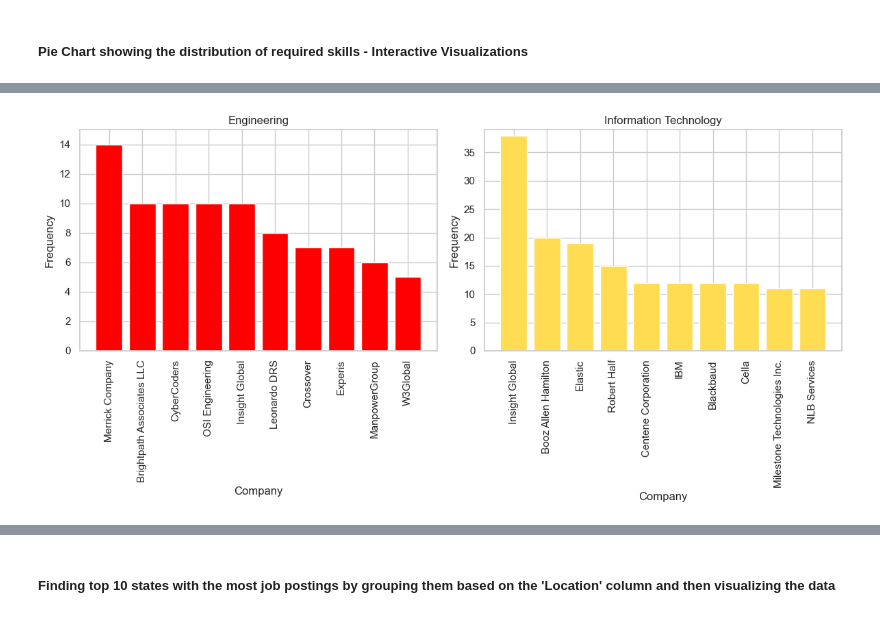
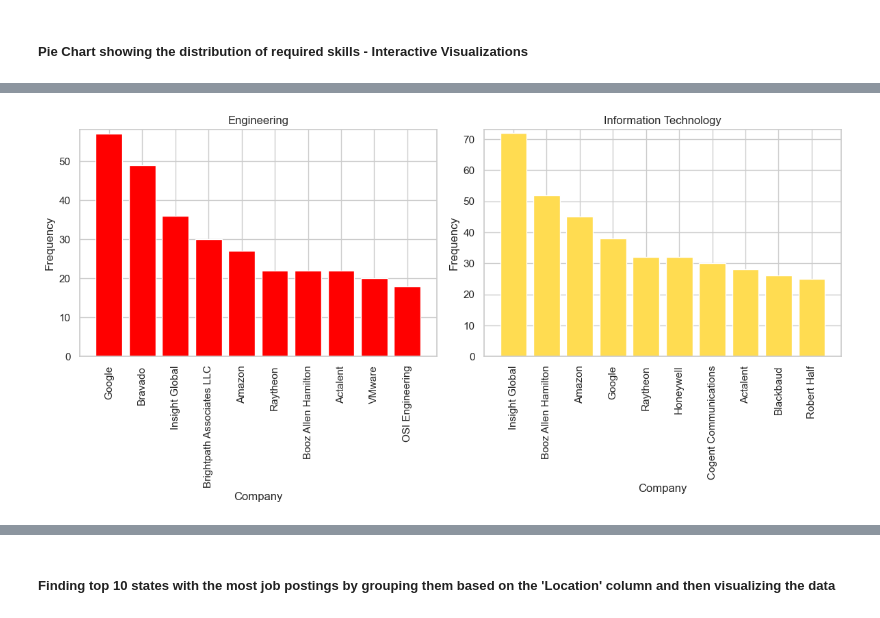
Before and after one commit to FlorianHalimi/LinkedIn-Job-Analysis-Data-Preprocessing-Visualization, a Jupyter notebook: data_preprocessing.ipynb, the cells around one changed output, grey strips where cells are left out. Drawn from its saved outputs; the diff is of its cells as text; code cells hidden in the pictures.

```diff
--- a/data_preprocessing.ipynb
+++ b/data_preprocessing.ipynb
@@ -1213,37 +1256,37 @@ fig.show()
 # %%
 import pandas as pd
 import matplotlib.pyplot as plt
 
 # Filter data for Engineering and Information Technology
-engineering_data = cleaned_data[cleaned_data['required_skill'] == 'Engineering']
-it_data = cleaned_data[cleaned_data['required_skill'] == 'Information Technology']
+engineering_data = cleaned_data[cleaned_data['required_skill'].str.contains('Engineering')]
+it_data = cleaned_data[cleaned_data['required_skill'].str.contains('Information Technology')]
 
 # Select top 10 companies for Engineering and Information Technology
 top_10_engineering_companies = engineering_data['company'].value_counts().head(10)
 top_10_it_companies = it_data['company'].value_counts().head(10)
 
 fig, (ax1, ax2) = plt.subplots(1, 2, figsize=(12, 6))
 
-# Red Wine - Engineering
+# Engineering
 ax1.set_title("Engineering")
 ax1.set_xlabel("Company")
 ax1.set_ylabel("Frequency")
 ax1.set_ylim([0, top_10_engineering_companies.max() + 1])
 ax1.tick_params(axis='x', labelrotation=90)
 bar1 = ax1.bar(top_10_engineering_companies.index, top_10_engineering_companies.values, color='red')
 
-# White Wine - Information Technology
+# Information Technology
 ax2.set_title("Information Technology")
 ax2.set_xlabel("Company")
 ax2.set_ylabel("Frequency")
 ax2.set_ylim([0, top_10_it_companies.max() + 1])
 ax2.tick_params(axis='x', labelrotation=90)
 bar2 = ax2.bar(top_10_it_companies.index, top_10_it_companies.values, color='#FFDC51')
 
 plt.tight_layout()
 plt.show()
 # %% [output]
-[figure, old version]
+[figure, new version]
 # %%
 #%pip install ipywidgets
 # %%
```
Also changed, not shown: parts of 19 cells of this notebook.
